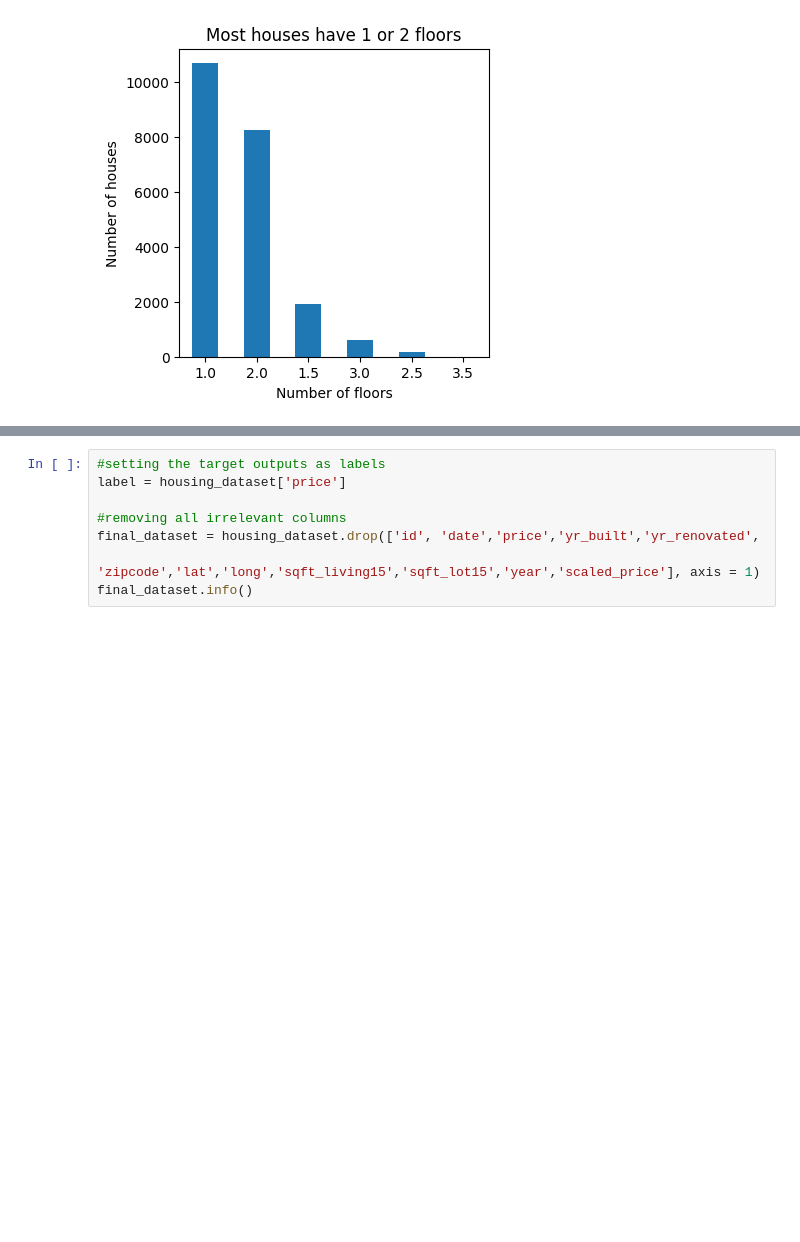
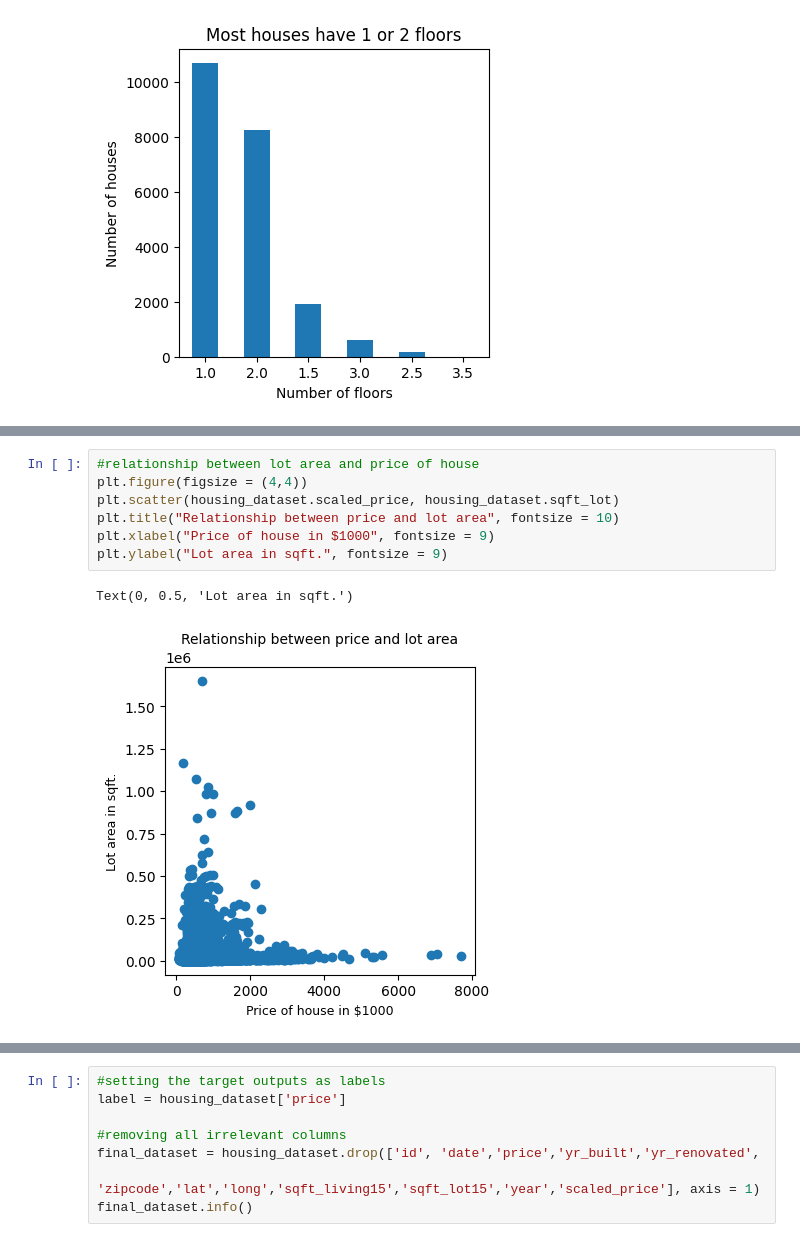
Before and after one commit to Cshefali/Data-Science-Projects-Python, a Jupyter notebook: Python/Housing Price Prediction- Final Draft.ipynb, the cells around one changed output, grey strips where cells are left out. Saved outputs shown, nothing was run; the diff lists cells and outputs as text; blank space fills up the shorter version.

```diff
--- a/Python/Housing Price Prediction- Final Draft.ipynb
+++ b/Python/Housing Price Prediction- Final Draft.ipynb
@@ -187,0 +180,10 @@ memory usage: 4.1 MB
+# %%
+#relationship between lot area and price of house
+plt.figure(figsize = (4,4))
+plt.scatter(housing_dataset.scaled_price, housing_dataset.sqft_lot)
+plt.title("Relationship between price and lot area", fontsize = 10)
+plt.xlabel("Price of house in $1000", fontsize = 9)
+plt.ylabel("Lot area in sqft.", fontsize = 9)
+# %% [output]
+Text(0, 0.5, 'Lot area in sqft.')
+[figure, added]
```
Also changed, not shown: parts of 8 cells of this notebook.
